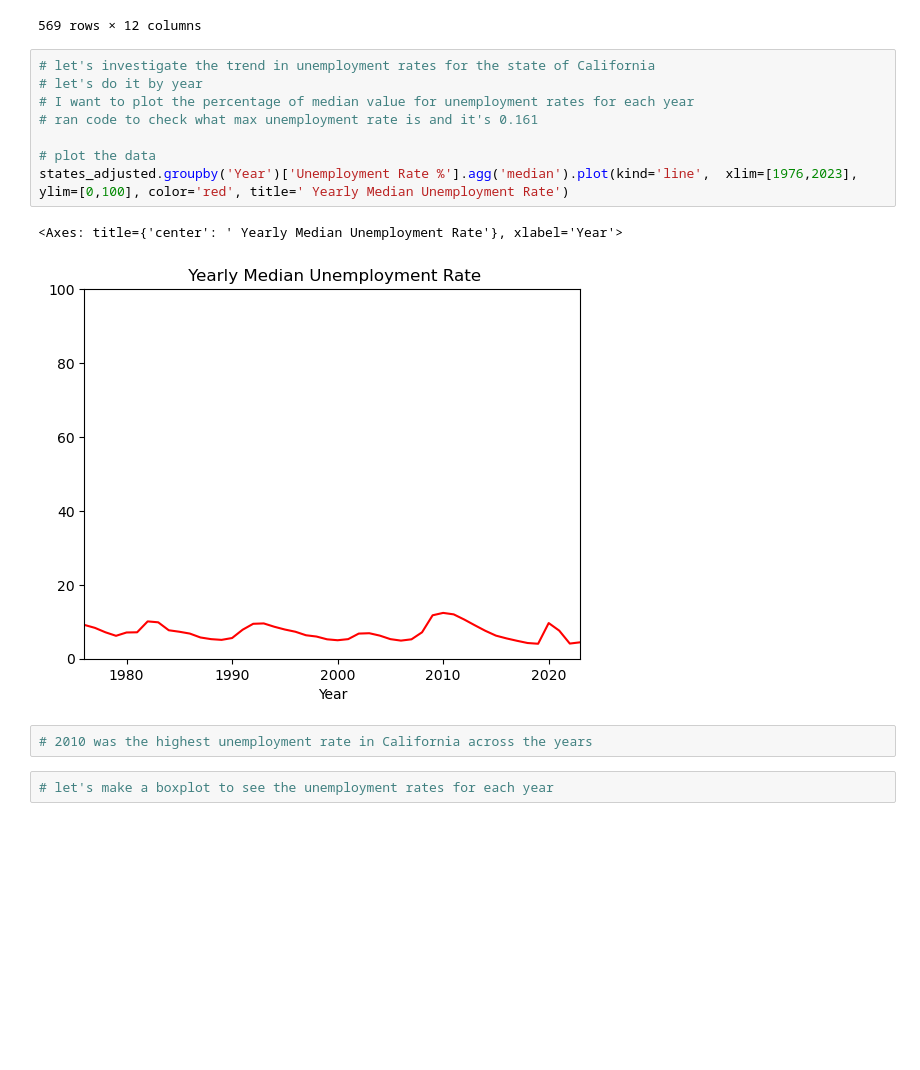
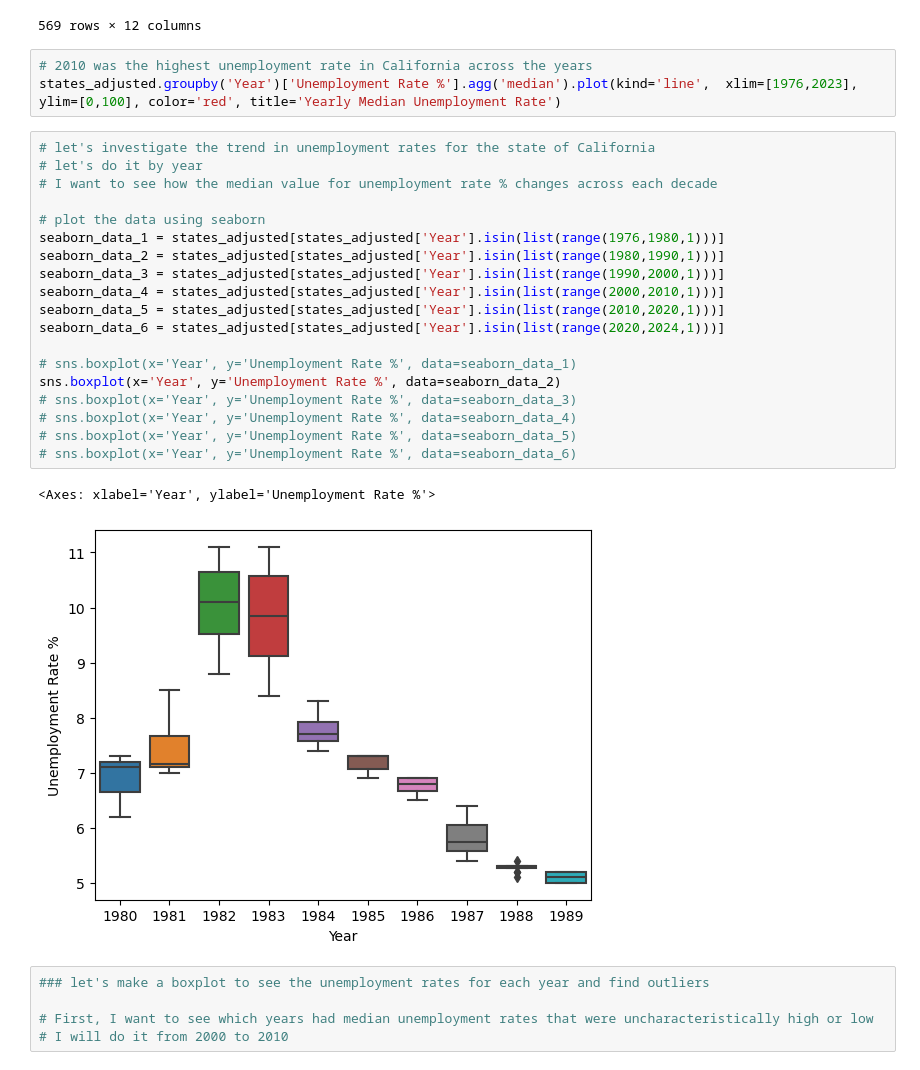
Before and after one commit to Tinashe-04/LocalAreaUnemploymentStatistics, a Jupyter notebook: Local Area Unemployment Stats.ipynb, the cells around one changed output. Drawn from its saved outputs; the diff is of its cells as text; blank space fills up the shorter version.

```diff
--- a/Local Area Unemployment Stats.ipynb
+++ b/Local Area Unemployment Stats.ipynb
@@ -312,18 +309,33 @@ states_adjusted
 | 185506 | State | California | 12/01/2020 | 2020 | December | Y | Final | ... |
 | 186529 | State | California | 12/01/2021 | 2021 | December | Y | Final | ... |
 569 rows × 12 columns
-# %%
-# let's investigate the trend in unemployment rates for the state of California
-# let's do it by year
-# I want to plot the percentage of median value for unemployment rates for each year
-# ran code to check what max unemployment rate is and it's 0.161
-
-# plot the data
-states_adjusted.groupby('Year')['Unemployment Rate %'].agg('median').plot(kind='line',  xlim=[1976,2023], ylim=[0,100], color='red', title=' Yearly Median Unemployment Rate')
-# %% [output]
-<Axes: title={'center': ' Yearly Median Unemployment Rate'}, xlabel='Year'>
-[figure, old version]
 # %%
 # 2010 was the highest unemployment rate in California across the years
+states_adjusted.groupby('Year')['Unemployment Rate %'].agg('median').plot(kind='line',  xlim=[1976,2023], ylim=[0,100], color='red', title='Yearly Median Unemployment Rate')
+# %%
+# let's investigate the trend in unemployment rates for the state of California
+# let's do it by year
+# I want to see how the median value for unemployment rate % changes across each decade
+
+# plot the data using seaborn
+seaborn_data_1 = states_adjusted[states_adjusted['Year'].isin(list(range(1976,1980,1)))]
+seaborn_data_2 = states_adjusted[states_adjusted['Year'].isin(list(range(1980,1990,1)))]
+seaborn_data_3 = states_adjusted[states_adjusted['Year'].isin(list(range(1990,2000,1)))]
+seaborn_data_4 = states_adjusted[states_adjusted['Year'].isin(list(range(2000,2010,1)))]
+seaborn_data_5 = states_adjusted[states_adjusted['Year'].isin(list(range(2010,2020,1)))]
+seaborn_data_6 = states_adjusted[states_adjusted['Year'].isin(list(range(2020,2024,1)))]
+
+# sns.boxplot(x='Year', y='Unemployment Rate %', data=seaborn_data_1)
+sns.boxplot(x='Year', y='Unemployment Rate %', data=seaborn_data_2)
+# sns.boxplot(x='Year', y='Unemployment Rate %', data=seaborn_data_3)
+# sns.boxplot(x='Year', y='Unemployment Rate %', data=seaborn_data_4)
+# sns.boxplot(x='Year', y='Unemployment Rate %', data=seaborn_data_5)
+# sns.boxplot(x='Year', y='Unemployment Rate %', data=seaborn_data_6)
+# %% [output]
+<Axes: xlabel='Year', ylabel='Unemployment Rate %'>
+[figure, new version]
 # %%
-# let's make a boxplot to see the unemployment rates for each year
+### let's make a boxplot to see the unemployment rates for each year and find outliers
+
+# First, I want to see which years had median unemployment rates that were uncharacteristically high or low
+# I will do it from 2000 to 2010
```
Also changed, not shown: parts of 12 cells of this notebook.
